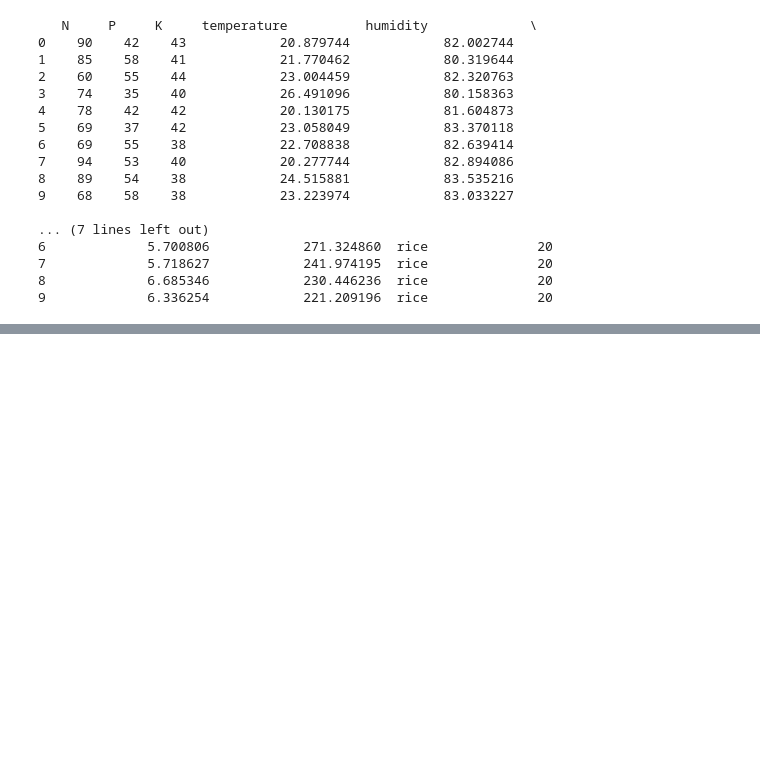
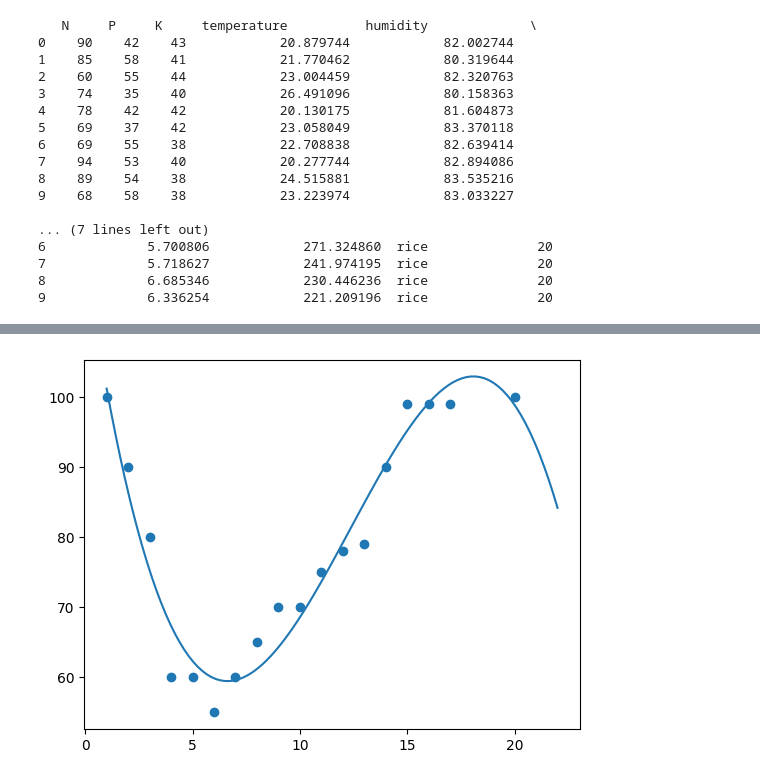
Before and after one commit to Hillal-cell/PythonTT, a Jupyter notebook: MorningSession/hillal_sserunjogi_day9.ipynb, the cells around one changed output, grey strips where cells are left out. Drawn from its saved outputs; the diff is of its cells as text; code cells hidden in the pictures; blank space fills up the shorter version.

```diff
--- a/MorningSession/hillal_sserunjogi_day9.ipynb
+++ b/MorningSession/hillal_sserunjogi_day9.ipynb
@@ -289,0 +327,12 @@ print(dd.head(10))
+# %%
+x=[1,2,3,4,5,6,7,8,9,10,11,12,13,14,15,16,17,20]
+y=[100,90,80,60,60,55,60,65,70,70,75,78,79,90,99,99,99,100]
+
+mymodel=np.poly1d(np.polyfit(x,y,3))
+myline = np.linspace(1,22,100)
+
+plt.scatter(x,y)
+plt.plot(myline,mymodel(myline))
+plt.show()
+# %% [output]
+[figure, added]
```
Also changed, not shown: parts of 4 cells of this notebook.
